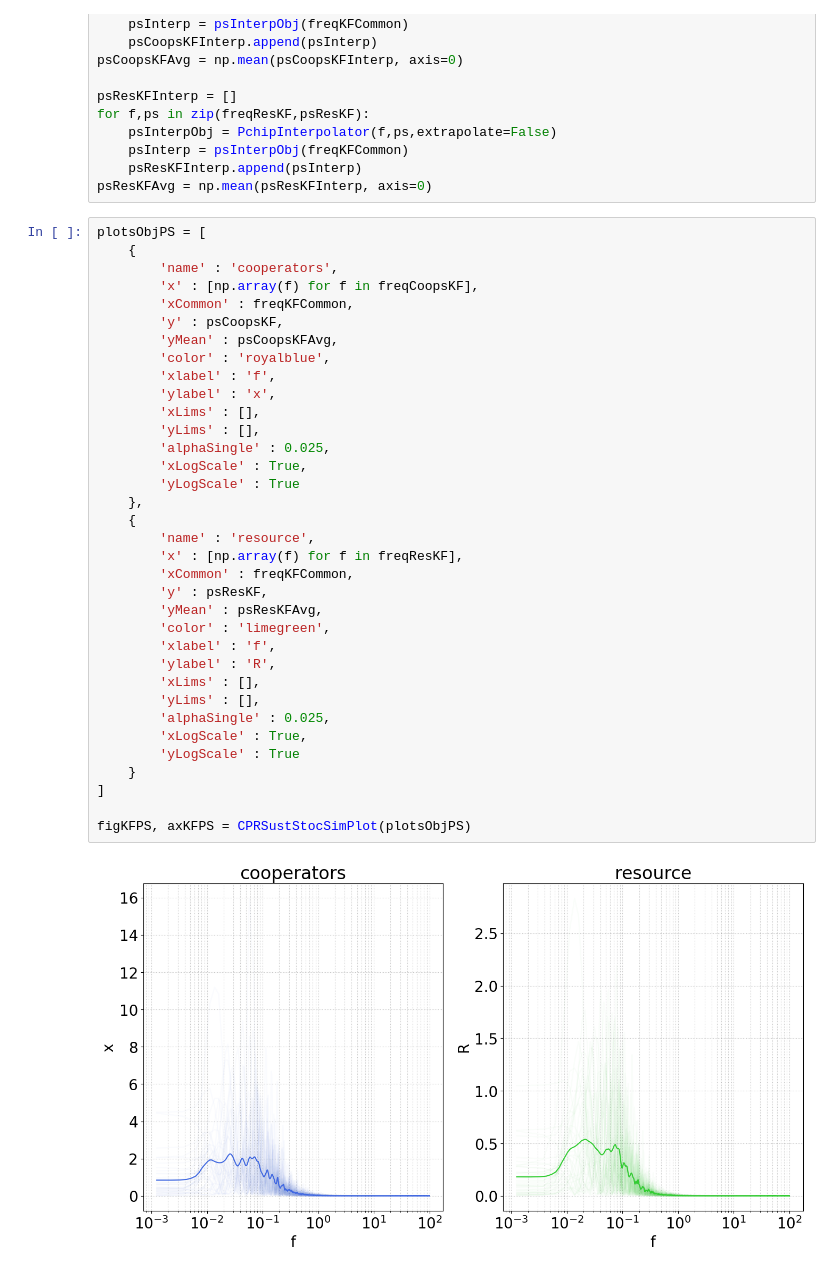
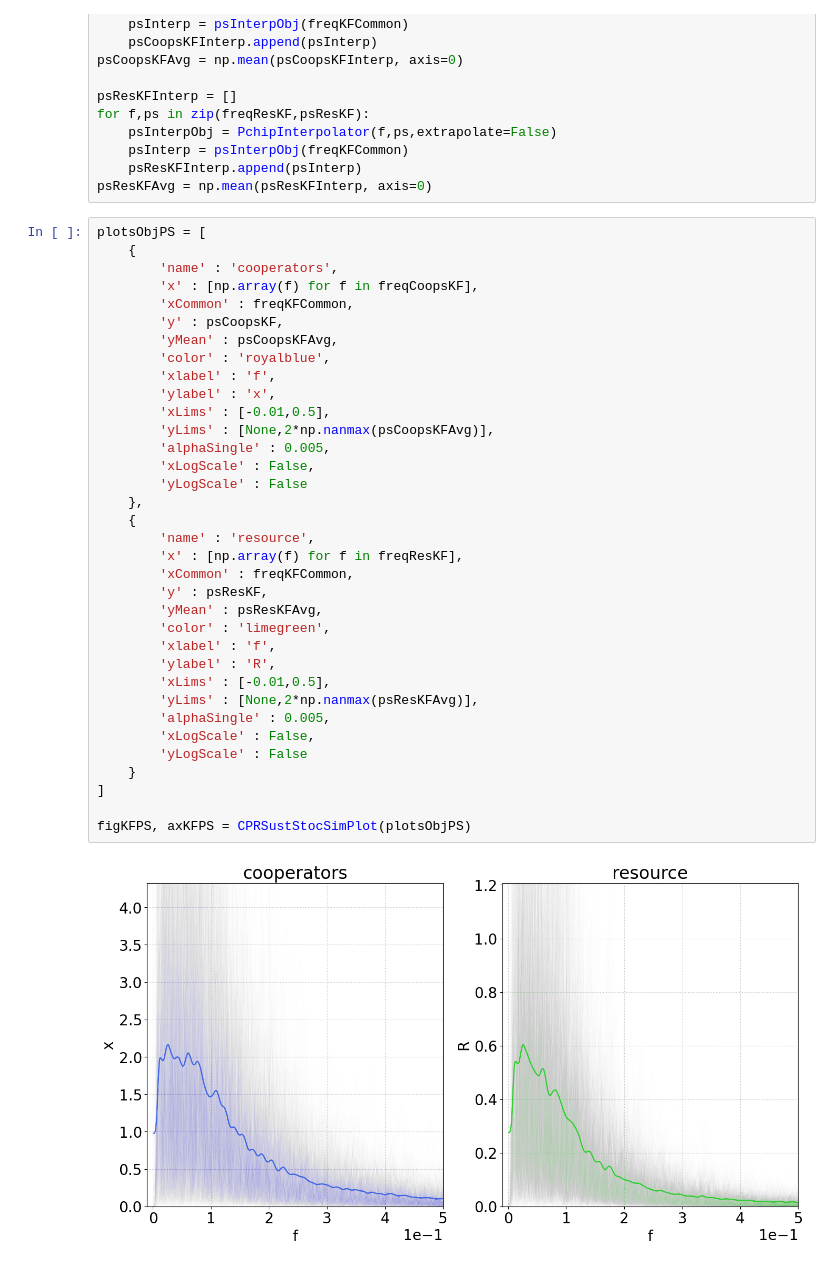
Before and after one commit to fabiomngzz/CPRSustainability, a Jupyter notebook: CPRSust_stochastic_dataAnalysis.ipynb, the cells around one changed output. Drawn from its saved outputs; the diff is of its cells as text.

```diff
--- a/CPRSust_stochastic_dataAnalysis.ipynb
+++ b/CPRSust_stochastic_dataAnalysis.ipynb
@@ -690,37 +691,37 @@ psResKFAvg = np.mean(psResKFInterp, axis=0)
 # %%
 plotsObjPS = [
     {
         'name' : 'cooperators',
         'x' : [np.array(f) for f in freqCoopsKF],
         'xCommon' : freqKFCommon,
         'y' : psCoopsKF,
         'yMean' : psCoopsKFAvg,
         'color' : 'royalblue',
         'xlabel' : 'f',
         'ylabel' : 'x',
-        'xLims' : [],
-        'yLims' : [],
-        'alphaSingle' : 0.025,
-        'xLogScale' : True,
-        'yLogScale' : True
+        'xLims' : [-0.01,0.5],
+        'yLims' : [None,2*np.nanmax(psCoopsKFAvg)],
+        'alphaSingle' : 0.005,
+        'xLogScale' : False,
+        'yLogScale' : False
     },
     {
         'name' : 'resource',
         'x' : [np.array(f) for f in freqResKF],
         'xCommon' : freqKFCommon,
         'y' : psResKF,
         'yMean' : psResKFAvg,
         'color' : 'limegreen',
         'xlabel' : 'f',
         'ylabel' : 'R',
-        'xLims' : [],
-        'yLims' : [],
-        'alphaSingle' : 0.025,
-        'xLogScale' : True,
-        'yLogScale' : True
+        'xLims' : [-0.01,0.5],
+        'yLims' : [None,2*np.nanmax(psResKFAvg)],
+        'alphaSingle' : 0.005,
+        'xLogScale' : False,
+        'yLogScale' : False
     }
 ]
 
 figKFPS, axKFPS = CPRSustStocSimPlot(plotsObjPS)
 # %% [output]
-[figure, old version]
+[figure, new version]
```
Also changed, not shown: parts of 3 cells of this notebook, 3 other files.
